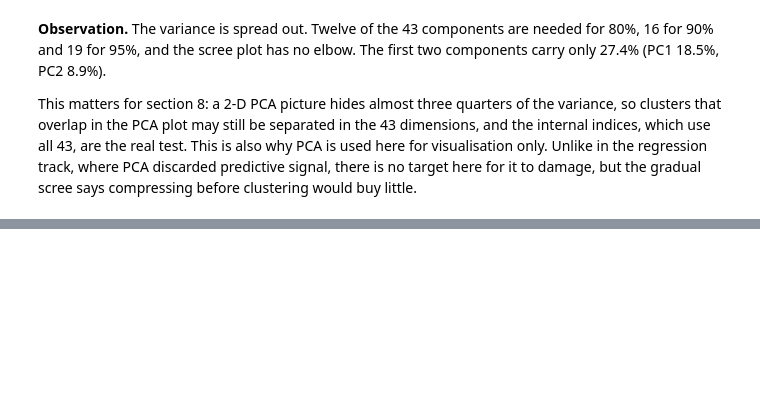
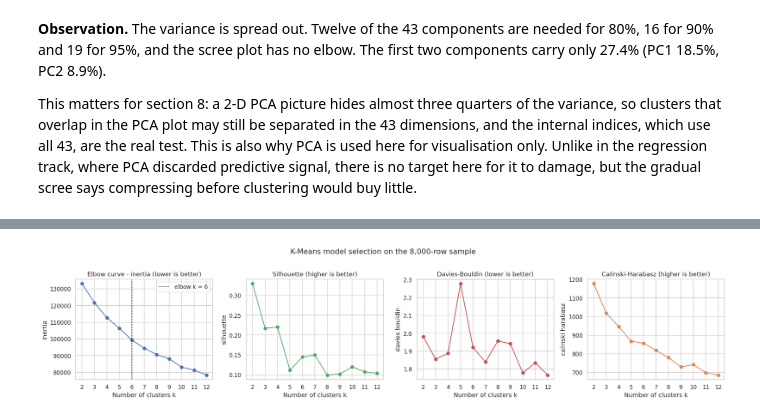
Before and after one commit to AnanyaBottu/ml-capstone, a Jupyter notebook: notebooks/clustering.ipynb, the cells around one changed output, grey strips where cells are left out. Cells and saved outputs as stored; diff of their text form; code cells hidden in the pictures; blank space fills up the shorter version.

Commit message:
Add clustering algorithms

```diff
--- a/notebooks/clustering.ipynb
+++ b/notebooks/clustering.ipynb
@@ -617,0 +630,23 @@ target here for it to damage, but the gradual scree says compressing before clus
+# %%
+from sklearn.cluster import KMeans
+from sklearn.metrics import calinski_harabasz_score, davies_bouldin_score, silhouette_score
+
+K_RANGE = list(range(2, 13))
+km_rows = []
+for k in K_RANGE:
+    km = KMeans(n_clusters=k, n_init=10, random_state=RANDOM_STATE).fit(X_s)
+    km_rows.append({"k": k, "inertia": km.inertia_,
+                    "silhouette": silhouette_score(X_s, km.labels_),
+                    "davies_bouldin": davies_bouldin_score(X_s, km.labels_),
+                    "calinski_harabasz": calinski_harabasz_score(X_s, km.labels_)})
+km_sweep = pd.DataFrame(km_rows).set_index("k")
+
+def elbow_k(ks, y):
+    """Point furthest from the straight line joining the first and last points."""
+    x = (np.array(ks) - ks[0]) / (ks[-1] - ks[0])
+    yy = (np.array(y) - y[-1]) / (y[0] - y[-1])
+    return ks[int(np.argmax(np.abs(x + yy - 1)))]
+
+k_elbow = elbow_k(K_RANGE, km_sweep["inertia"].values)
+print(f"elbow (max distance to chord): k = {k_elbow}")
+km_sweep.round(3)
@@ -617,0 +668,17 @@ target here for it to damage, but the gradual scree says compressing before clus
+# %%
+fig, axes = plt.subplots(1, 4, figsize=(19, 4.2))
+panels = [("inertia", "Elbow curve - inertia (lower is better)", "#4C72B0"),
+          ("silhouette", "Silhouette (higher is better)", "#55A868"),
+          ("davies_bouldin", "Davies-Bouldin (lower is better)", "#C44E52"),
+          ("calinski_harabasz", "Calinski-Harabasz (higher is better)", "#DD8452")]
+for ax, (col, title, colour) in zip(axes, panels):
+    ax.plot(km_sweep.index, km_sweep[col], marker="o", color=colour)
+    ax.set(title=title, xlabel="Number of clusters k", ylabel=col.replace("_", " "))
+    ax.set_xticks(K_RANGE)
+axes[0].axvline(k_elbow, color="black", ls="--", lw=1, label=f"elbow k = {k_elbow}")
+axes[0].legend()
+fig.suptitle("K-Means model selection on the 8,000-row sample", y=1.02)
+plt.tight_layout()
+plt.show()
+# %% [output]
+[figure, added]
```
Also changed, not shown: parts of 14 cells of this notebook.
